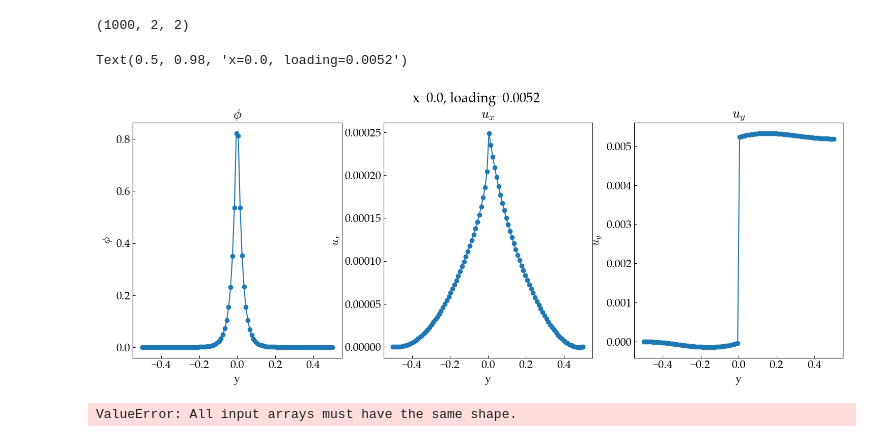
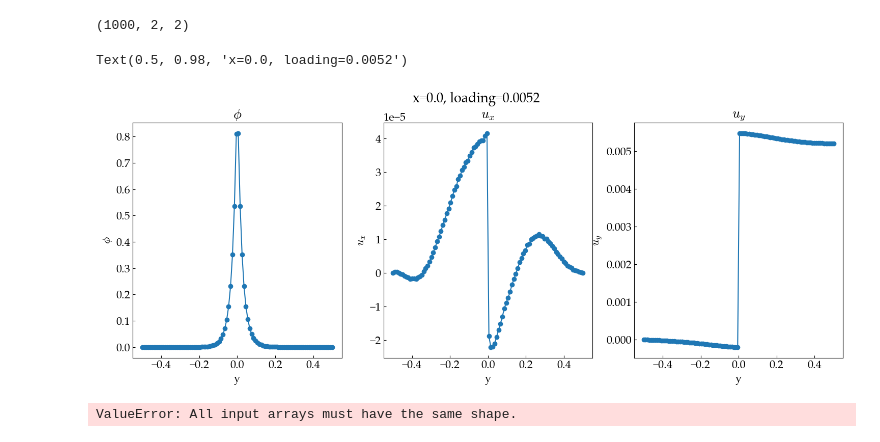
Before and after one commit to NanxiiChen/irr-pinns, a Jupyter notebook: examples/fracture/eval.ipynb, the cells around one changed output. Drawn from its saved outputs; the diff is of its cells as text; code cells hidden in the pictures.

```diff
--- a/examples/fracture/eval.ipynb
+++ b/examples/fracture/eval.ipynb
@@ -47,7 +47,7 @@ ckpt = ocp.StandardCheckpointer()
 # state = ckpt.restore("/root/autodl-tmp/tf-logs/fracture/irr/717-irr_only_pf-no_causal/model-13000/")
 # state = ckpt.restore("/root/autodl-tmp/tf-logs/fracture/irr/0717-baseline-10k/model-10000/")
 # state = ckpt.restore("/root/autodl-tmp/tf-logs/fracture/irr/0722-baseline-7k/model-7000/")
-state = ckpt.restore("/root/autodl-tmp/tf-logs/fracture/irr/2025-09-15-14-46-32/model-40000/")
+state = ckpt.restore("/root/autodl-tmp/tf-logs/fracture/irr/2025-09-15-23-51-40/model-20000/")
 state_noirr = ckpt.restore("/root/autodl-tmp/tf-logs/fracture/noirr/baseline2/model-7000/")
 
 params = state["params"]
@@ -74,7 +74,7 @@ ref_force_disp = jnp.array(ref_force_disp)
 ts = jnp.linspace(0, 1, 101)
 # mesh = jnp.load(f"{cfg.DATA_PATH}/mesh_points.npy") / cfg.Lc
 xs = jnp.linspace(-0.5, 0.5, 100)
-ys = jnp.ones_like(xs) *(0.2)
+ys = jnp.ones_like(xs) *(0.4)
 top_mesh = jnp.stack([xs, ys], axis=1)
 norm_vector = jnp.array([0, 1])
 
@@ -95,6 +95,7 @@ for idx, tic in enumerate(ts):
     phi = jax.lax.stop_gradient(vmap(
         lambda params, x, t: pinn.net_u(params, x, t)[0], in_axes=(None, 0, 0)
     )(params, top_mesh, t)).squeeze()
+
 
     traction_vectors = jnp.einsum('ijk,k->ij', sigma, norm_vector)
     traction_normal = traction_vectors[:, 1] * (1 - phi)**2
@@ -212,7 +213,7 @@ sigma.shape
 ys = jnp.linspace(-0.5, 0.5, 100)
 xs = jnp.ones_like(ys) * (-0.5)
 slice_mesh = jnp.stack([xs, ys], axis=1)
-tic = 0.8
+tic = 1.0
 t = jnp.ones_like(slice_mesh[:, 0]) * tic
 t = t.reshape(-1, 1)
 phi, disp = vmap(
@@ -223,34 +224,34 @@ disp_loading = cfg.loading(tic)
 # fig, ax = plt.subplots(figsize=(6, 4))
 fig, axes = plt.subplots(1, 3, figsize=(18, 6))
 ax = axes[0]
 ax.plot(ys, phi, label="displacement", marker="o",)
 ax.set(
     xlabel="y",
     ylabel=r"$\phi$",
     title=r"$\phi$",
 )
 
 ax = axes[1]
 ax.plot(ys, disp[:, 0], label="displacement", marker="o",)
 ax.set(
     xlabel="y",
     ylabel=r"$u_x$",
     title=r"$u_x$",
 )
 
 ax = axes[2]
 ax.plot(ys, disp[:, 1], label="displacement", marker="o",)
 ax.set(
     xlabel="y",
     ylabel=r"$u_y$",
     title=r"$u_y$",
 )
 
 
 fig.suptitle(f"x=0.0, loading={disp_loading:.4f}")
 # %% [output]
 Text(0.5, 0.98, 'x=0.0, loading=0.0052')
-[figure, old version]
+[figure, new version]
 # %%
 xs = jnp.linspace(-0.5, 0.5, 1000)
 ys = jnp.ones_like(ys) * (0.5)
```
Also changed, not shown: parts of 1 cell of this notebook, 4 other files.
